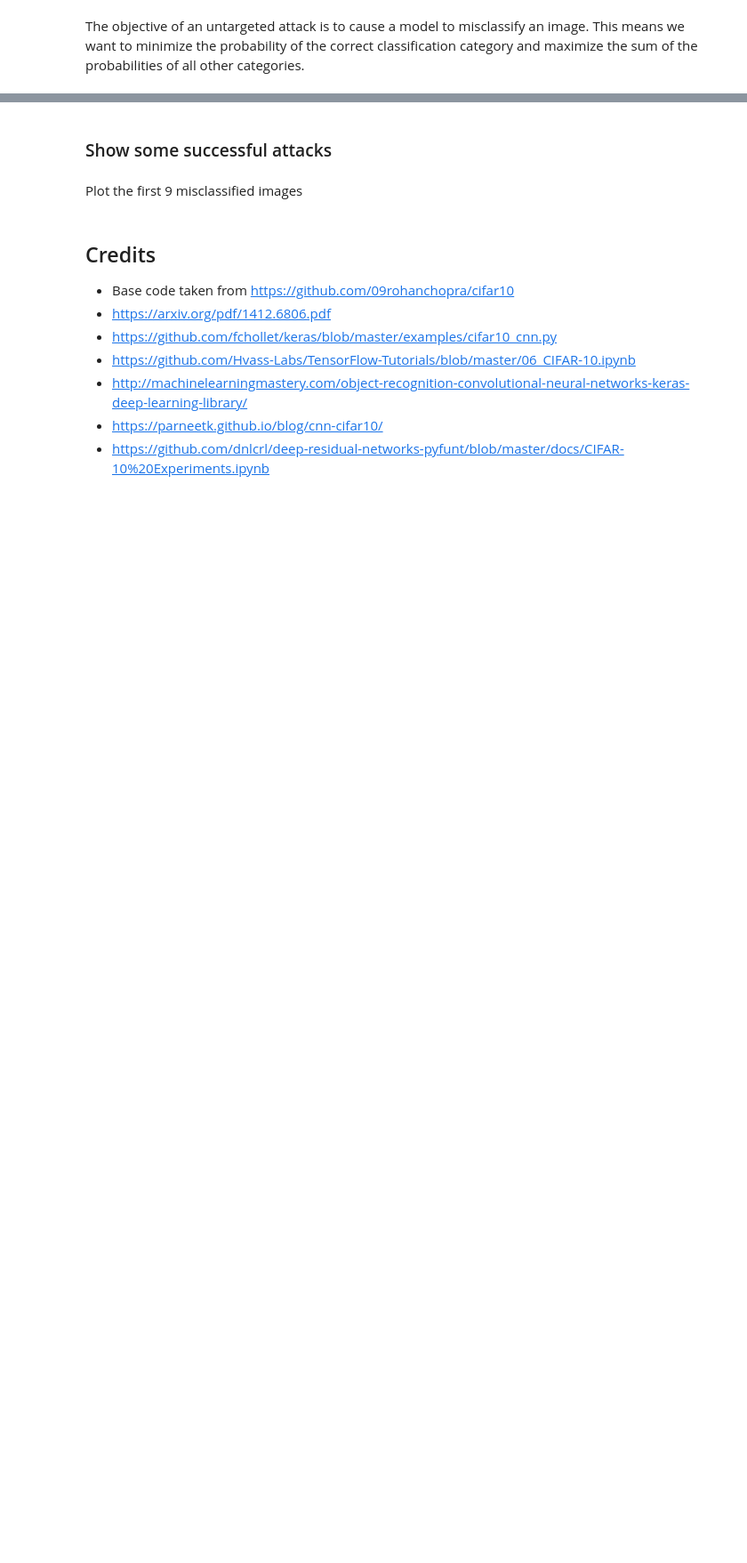
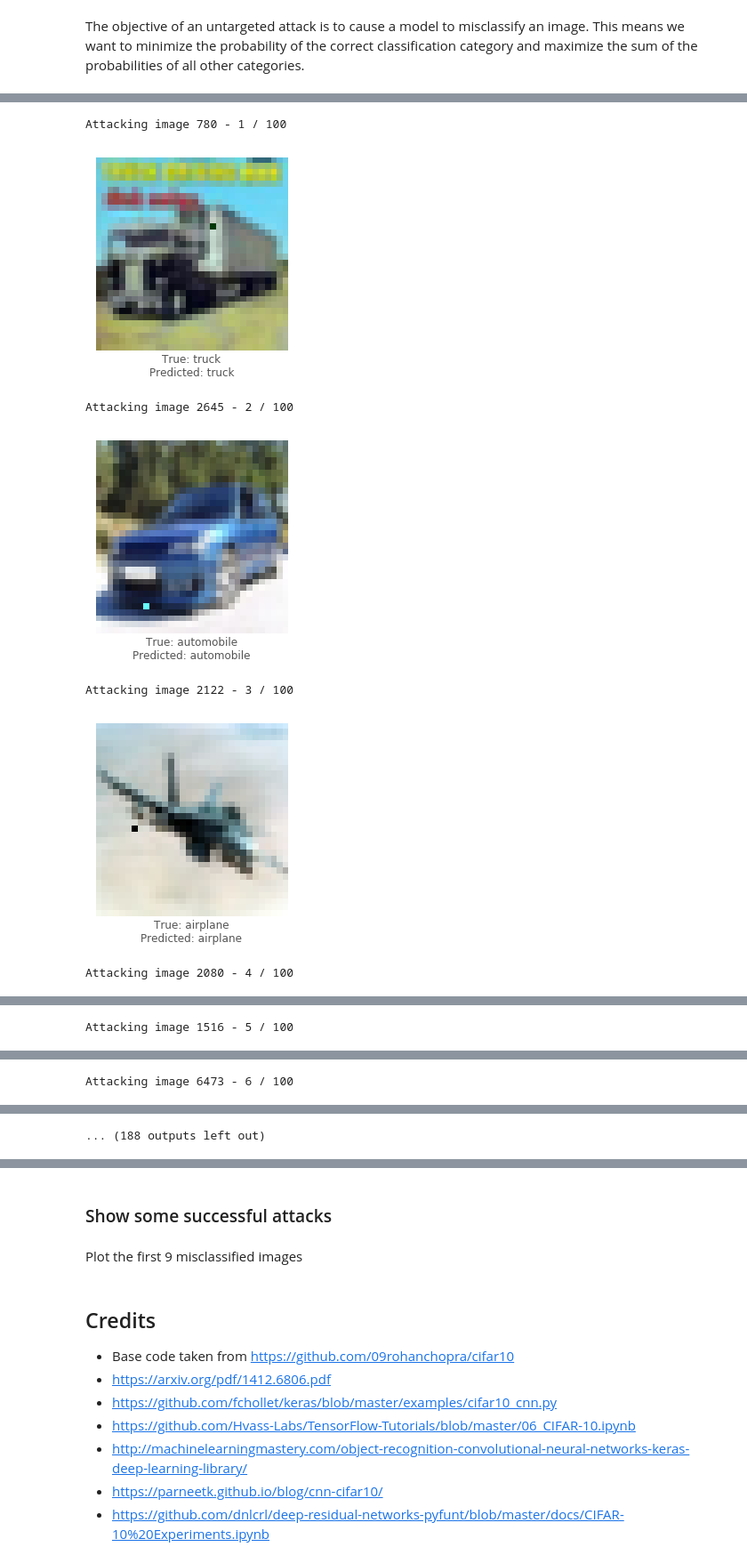
Before and after one commit to Hyperparticle/one-pixel-attack-keras, a Jupyter notebook: one-pixel-attack.ipynb, the cells around one changed output, grey strips where cells are left out. Shown at 89% size. Saved outputs shown, nothing was run; the diff lists cells and outputs as text; code cells hidden in the pictures; blank space fills up the shorter version.

```diff
--- a/one-pixel-attack.ipynb
+++ b/one-pixel-attack.ipynb
@@ -217,19 +149,0 @@ list(correct_imgs[correct_imgs.name == 'lecun_net'].img)
-# %%
-sample_count = 100
-iterations = 30
-mutation = 0.5
-recombination = 1
-stop_threshold = -0.01
-callback = untargeted_callback
-
-results = []
-for model in models:
-    imgs = correct_imgs[correct_imgs.name == model.name].img
-    for pixel_count in range(1,4):
-        samples = np.random.choice(imgs, sample_count)
-        for i,img in enumerate(samples):
-            population = 30 // pixel_count
-            results += attack_untargeted_iteration(
-                img, model, pixel_count, iterations,
-                population, mutation, recombination,
-                stop_threshold, callback)
@@ -249,0 +200,30 @@ Attacking image 726
+# %%
+def attack_all(models, samples=100, pixels=(1,2,3), targeted=False, verbose=False):
+    results = []
+    for model in models:
+        valid_imgs = correct_imgs[correct_imgs.name == model.name].img
+        img_samples = np.random.choice(valid_imgs, samples)
+        for pixel_count in pixels:
+            for i,img in enumerate(img_samples):
+                print(model.name, '- image', img, '-', i+1, '/', len(img_samples))
+                targets = [None] if not targeted else range(10)
+
+                for target in targets:
+                    if (targeted):
+                        print('Attacking with target', class_names[target])
+                        if (target == y_test[img][0]):
+                            continue
+                    result = attack(img, model, target, pixel_count,
+                                    popsize=(30 // pixel_count), verbose=verbose)
+                    results.append(result)
+    return results
+# %%
+untargeted_res = attack_all(models, samples=100, pixels=[1], targeted=False)
+# %% [output]
+Attacking image 780 - 1 / 100
+[figure, added]
+Attacking image 2645 - 2 / 100
+[figure, added]
+Attacking image 2122 - 3 / 100
+[figure, added]
+Attacking image 2080 - 4 / 100
@@ -249,0 +231 @@ Attacking image 726
+Attacking image 1516 - 5 / 100
@@ -249,0 +233 @@ Attacking image 726
+Attacking image 6473 - 6 / 100
@@ -249,0 +235 @@ Attacking image 726
+... (188 outputs left out)
```
Also changed, not shown: parts of 32 cells of this notebook.
